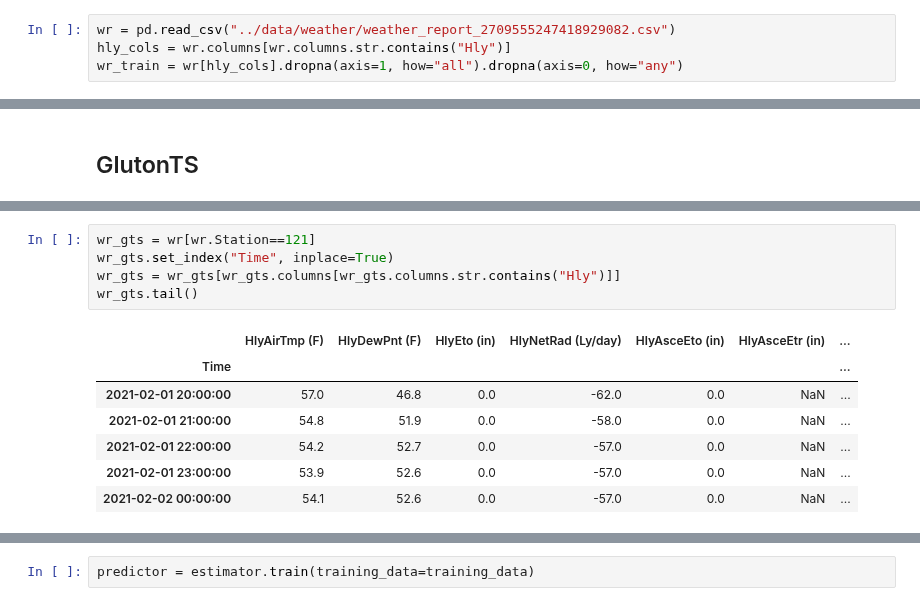
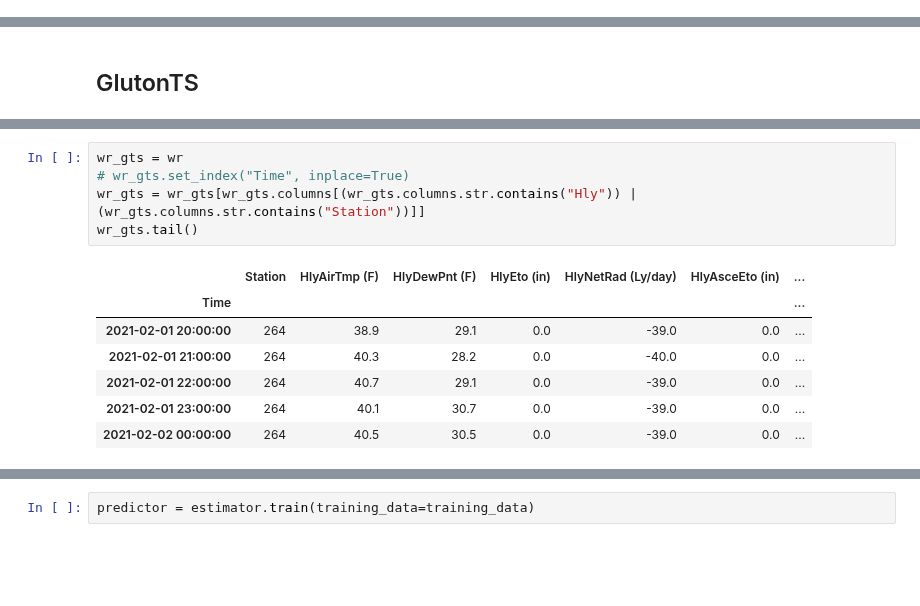
Before and after one commit to tomityrrell/psps-analysis, a Jupyter notebook: notebooks/Outlier Detection.ipynb, the cells around one changed output, grey strips where cells are left out. Cells and saved outputs as stored; diff of their text form; blank space fills up the shorter version.

```diff
--- a/notebooks/Outlier Detection.ipynb
+++ b/notebooks/Outlier Detection.ipynb
@@ -136,4 +159,0 @@ from pyod.models.copod import COPOD
-# %%
-wr = pd.read_csv("../data/weather/weather_report_2709555247418929082.csv")
-hly_cols = wr.columns[wr.columns.str.contains("Hly")]
-wr_train = wr[hly_cols].dropna(axis=1, how="all").dropna(axis=0, how="any")
@@ -323,13 +162,13 @@ wind_max[wind_max > 31].dropna()
 # %%
-wr_gts = wr[wr.Station==121]
-wr_gts.set_index("Time", inplace=True)
-wr_gts = wr_gts[wr_gts.columns[wr_gts.columns.str.contains("Hly")]]
+wr_gts = wr
+# wr_gts.set_index("Time", inplace=True)
+wr_gts = wr_gts[wr_gts.columns[(wr_gts.columns.str.contains("Hly")) | (wr_gts.columns.str.contains("Station"))]]
 wr_gts.tail()
 # %% [output]
-|  | HlyAirTmp (F) | HlyDewPnt (F) | HlyEto (in) | HlyNetRad (Ly/day) | HlyAsceEto (in) | HlyAsceEtr (in) | ... |
+|  | Station | HlyAirTmp (F) | HlyDewPnt (F) | HlyEto (in) | HlyNetRad (Ly/day) | HlyAsceEto (in) | ... |
 | Time |  |  |  |  |  |  | ... |
-| 2021-02-01 20:00:00 | 57.0 | 46.8 | 0.0 | -62.0 | 0.0 | NaN | ... |
-| 2021-02-01 21:00:00 | 54.8 | 51.9 | 0.0 | -58.0 | 0.0 | NaN | ... |
-| 2021-02-01 22:00:00 | 54.2 | 52.7 | 0.0 | -57.0 | 0.0 | NaN | ... |
-| 2021-02-01 23:00:00 | 53.9 | 52.6 | 0.0 | -57.0 | 0.0 | NaN | ... |
-| 2021-02-02 00:00:00 | 54.1 | 52.6 | 0.0 | -57.0 | 0.0 | NaN | ... |
+| 2021-02-01 20:00:00 | 264 | 38.9 | 29.1 | 0.0 | -39.0 | 0.0 | ... |
+| 2021-02-01 21:00:00 | 264 | 40.3 | 28.2 | 0.0 | -40.0 | 0.0 | ... |
+| 2021-02-01 22:00:00 | 264 | 40.7 | 29.1 | 0.0 | -39.0 | 0.0 | ... |
+| 2021-02-01 23:00:00 | 264 | 40.1 | 30.7 | 0.0 | -39.0 | 0.0 | ... |
+| 2021-02-02 00:00:00 | 264 | 40.5 | 30.5 | 0.0 | -39.0 | 0.0 | ... |
```
Also changed, not shown: parts of 45 cells of this notebook, 10 other files.
